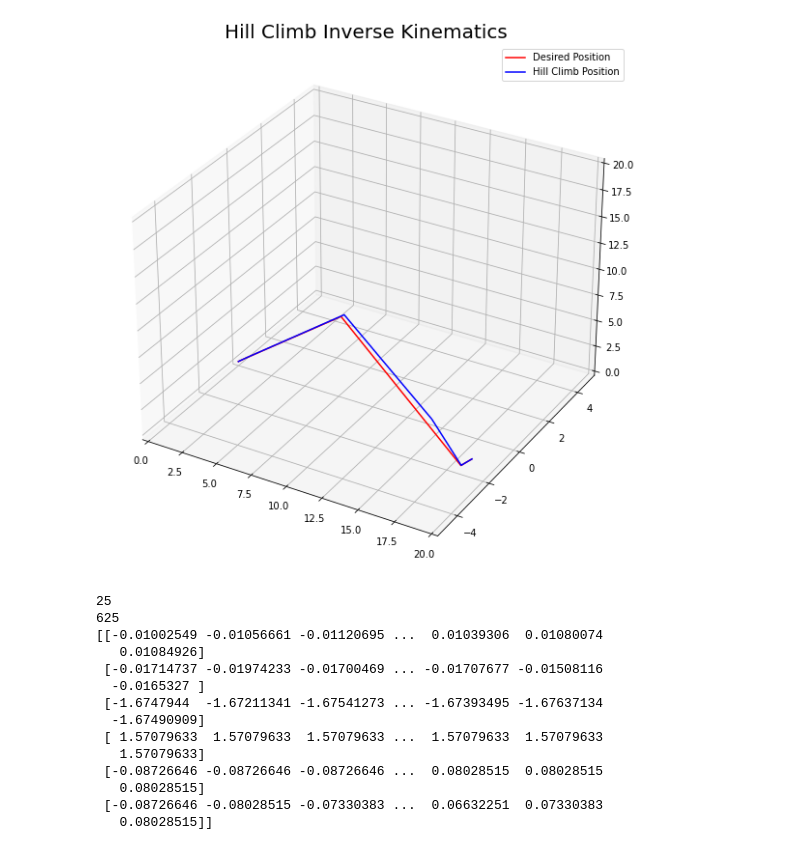
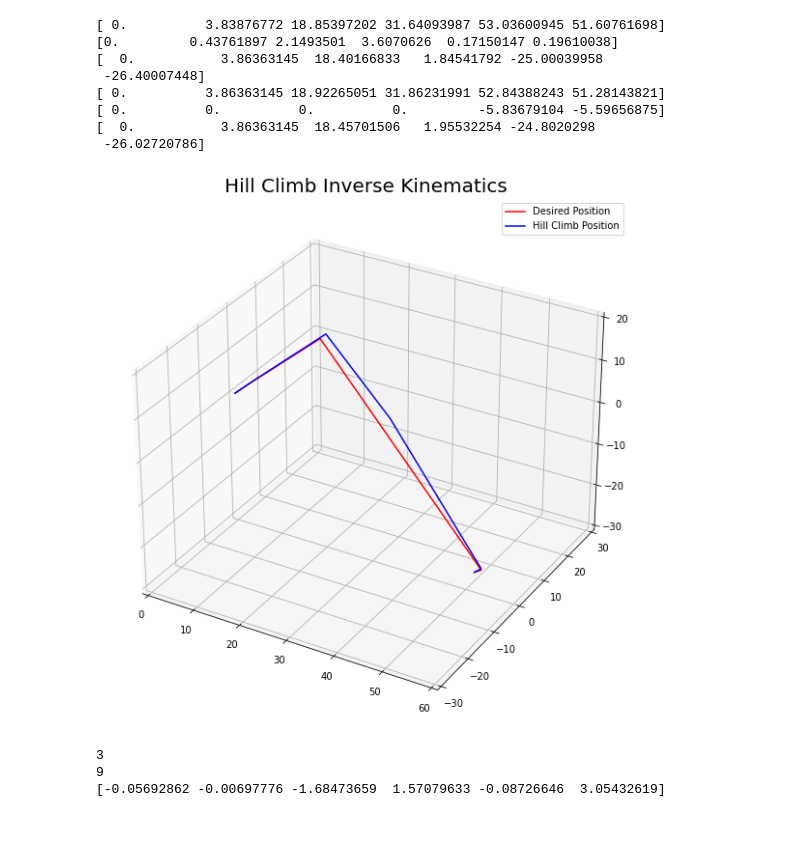
Before and after one commit to OSU-AIMS/golf-smart, a Jupyter notebook: scripts/NewSwing.ipynb, the cells around one changed output. Drawn from its saved outputs; the diff is of its cells as text; code cells hidden in the pictures.

```diff
--- a/scripts/NewSwing.ipynb
+++ b/scripts/NewSwing.ipynb
@@ -148,7 +154,7 @@ class Robot():
 
         #Starting Vector
         v1_0 = [self.links[0]/np.sqrt(2),0,self.links[0]/np.sqrt(2)]
-        v5_0 = [self.links[4]*np.cos(np.pi/6),self.links[4]*np.cos(np.pi/12),self.links[4]*np.cos(np.pi/3)]
+        v5_0 = [self.links[4]/np.sqrt(2),0,self.links[4]/np.sqrt(2)]
 
         #First rotation
         v1 = np.dot(v1_0,self.rotateAxis(angles[0], self.axis[0]))
@@ -169,8 +175,8 @@ class Robot():
         axis4 = np.dot(axis4,self.rotateAxis(angles[2], axis2))
 
         #Fourth rotation
-        axis3 = np.dot(axis3,self.rotateAxis(angles[3], v3))
-        axis4 = np.dot(axis4,self.rotateAxis(angles[3], v3))
+        axis3 = np.dot(axis3,self.rotateAxis(angles[3], v3/self.links[2]))
+        axis4 = np.dot(axis4,self.rotateAxis(angles[3], v3/self.links[2]))
 
         #Fifth Rotation
         v4 = (self.links[3]/self.links[2])*np.dot(v3,self.rotateAxis(angles[4], axis3))
@@ -359,50 +378,72 @@ print(anglesConvention)
 # %%
 #Print everything on top of each other to see how good the hill climb is
-Moto_hc = Robot(links = links, axis = axis)
+Moto_hc = Robot(links = real_links, axis = axis)
 End_hc = Moto_hc.findEnd(angles)
 End_0 = Moto.findEnd(angles_start)
 
 v1_hc,v2_hc,v3_hc,v4_hc,v5_hc = End_hc[3],End_hc[4],End_hc[5],End_hc[6],End_hc[7]
-x_hc,y_hc,z_hc = drawRobot(v1_hc,v2_hc,v3_hc,v4_hc,v5_hc)
+x_hc,y_hc,z_hc = drawRobot2(v1_hc,v2_hc,v3_hc,v4_hc,v5_hc)
 
 v1_0, v2_0, v3_0, v4_0,v5_0 = End_0[3],End_0[4],End_0[5],End_0[6],End[7]
-x_0,y_0,z_0 = drawRobot(v1_0,v2_0,v3_0,v4_0,v5_0)
+x_0,y_0,z_0 = drawRobot2(v1_0,v2_0,v3_0,v4_0,v5_0)
 
 #Desired Robot:
 End_desired = Moto.findEnd(anglesConvention)
 #print(x)
 #print(y)
 #print(z)
 
 
 # creating an empty canvas
 fig2 = plt.figure(figsize = (10,10))
 
 # defining the axes with the projection
 # as 3D so as to plot 3D graphs
 ax2 = plt.axes(projection="3d")
-ax2.set_xlim(0,20)
-ax2.set_ylim(-5,5)
-ax2.set_zlim(0,20)
+ax2.set_xlim(0,60)
+ax2.set_ylim(-30,30)
+ax2.set_zlim(-30,20)
 # plotting a 3D line graph with X-coordinate,
 # Y-coordinate and Z-coordinate respectively
 ax2.plot3D(x,y,z,'red')
 ax2.plot3D(x_hc,y_hc,z_hc,'blue')
 #ax2.plot3D(x_0,y_0,z_0,'orange')
 ax2.legend(['Desired Position','Hill Climb Position','Inital Guess'])
 
 
 # Showing the above plot
 plt.title('Hill Climb Inverse Kinematics',fontsize=20)
 plt.show()
 # %% [output]
+[ 0.          3.83876772 18.85397202 31.64093987 53.03600945 51.60761698]
+[0.         0.43761897 2.1493501  3.6070626  0.17150147 0.19610038]
+[  0.           3.86363145  18.40166833   1.84541792 -25.00039958
+ -26.40007448]
+[ 0.          3.86363145 18.92265051 31.86231991 52.84388243 51.28143821]
+[ 0.          0.          0.          0.         -5.83679104 -5.59656875]
+[  0.           3.86363145  18.45701506   1.95532254 -24.8020298
+ -26.02720786]
-[figure, old version]
+[figure, new version]
 # %%
+# # NEW SUPER POINTS
+# S = [-np.pi/2,-np.pi/3,-np.pi/6,0,np.pi/6,np.pi/3,np.pi/2-.2]
+# L = [.0799,.4289,.7338,.8011,.7617,.7616,.6299]
+# U = [.5850,.250,-.1047,-.1047,.1899,.8684,1.133]
+# R = [2.492,2.250,2.019,np.pi/2,1.277,.6686,.6686]
+# B = [-1.229,-1.225,-.950,0,.6196,1.362,1.526]
+# T = [np.pi,np.pi,np.pi,np.pi,np.pi,np.pi,np.pi]
+
 #Make a bunch of center points with a -5 to 5 degree spread for B and T
 theta_start = -5*np.pi/180
 theta_end = 5*np.pi/180
-d_theta = (theta_end-theta_start)/25
+d_theta = (theta_end-theta_start)/3
 angle_range = np.arange(theta_start,theta_end,d_theta)
+
+anglesDesired = [S[3],L[3],U[3],R[3],B[3],T[3]]
+
+#Changing from normal physics conventions of angle definition to the way the robot defines them:
+anglesConvention = [-1*anglesDesired[0],(np.pi/4-anglesDesired[1]),\
+                    (-np.pi/2+anglesDesired[2]),anglesDesired[3],-1*anglesDesired[4],anglesDesired[5]]
 
 num = int(len(angle_range))
 print(num)
@@ -455,19 +496,9 @@ for i in range(int(len(angle_range))):
         Angles_Matrix[:,matrix_index] = angles
         matrix_index +=1
 
-print(Angles_Matrix)
+Matrix = np.transpose(Angles_Matrix)
+print(Matrix[0])
 # %% [output]
-25
-625
-[[-0.01002549 -0.01056661 -0.01120695 ...  0.01039306  0.01080074
-   0.01084926]
- [-0.01714737 -0.01974233 -0.01700469 ... -0.01707677 -0.01508116
-  -0.0165327 ]
- [-1.6747944  -1.67211341 -1.67541273 ... -1.67393495 -1.67637134
-  -1.67490909]
- [ 1.57079633  1.57079633  1.57079633 ...  1.57079633  1.57079633
-   1.57079633]
- [-0.08726646 -0.08726646 -0.08726646 ...  0.08028515  0.08028515
-   0.08028515]
- [-0.08726646 -0.08028515 -0.07330383 ...  0.06632251  0.07330383
-   0.08028515]]
+3
+9
+[-0.05692862 -0.00697776 -1.68473659  1.57079633 -0.08726646  3.05432619]
```
Also changed, not shown: parts of 6 cells of this notebook.
